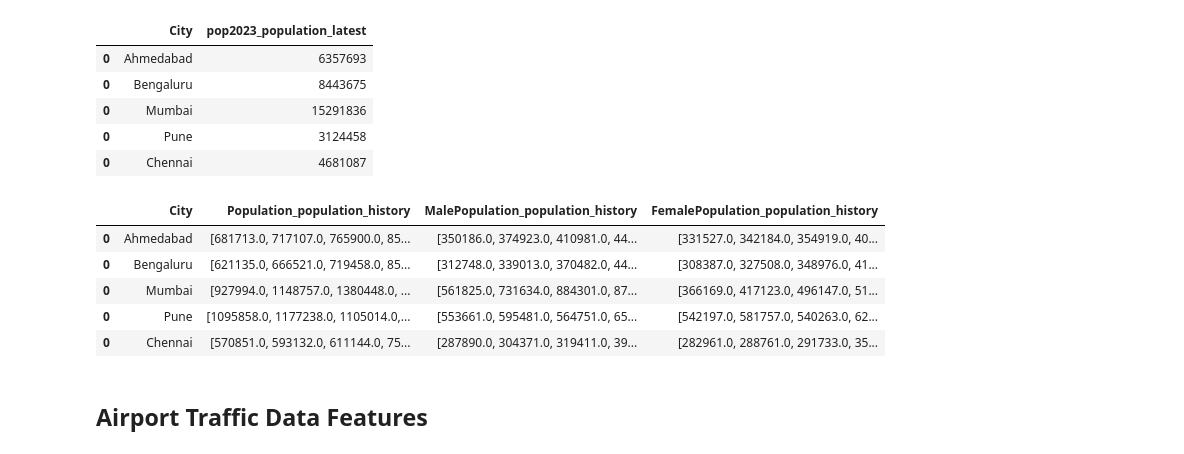
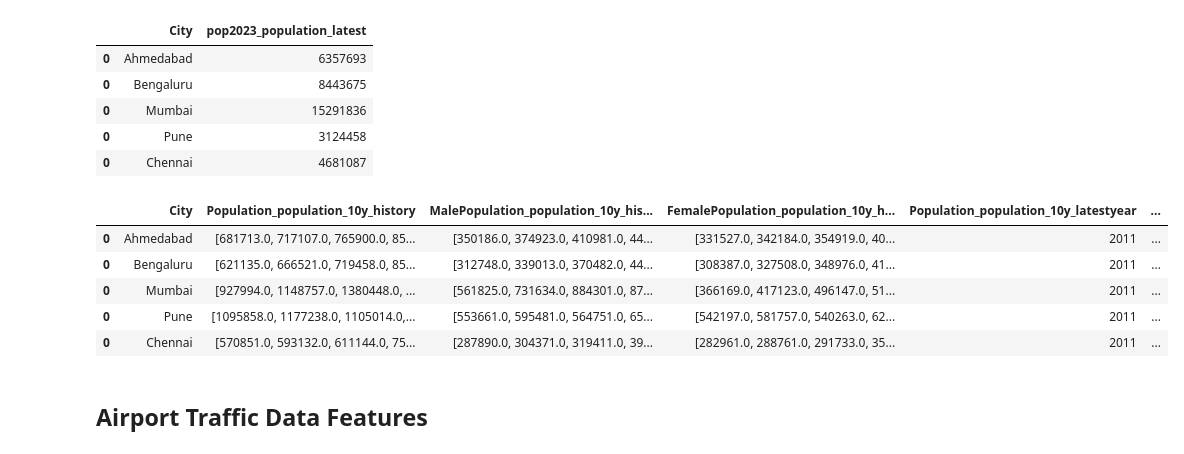
Before and after one commit to SakshatRao/R2_Data_Labs_Hackathon, a Jupyter notebook: CitySelection.ipynb, the cells around one changed output. Saved outputs shown, nothing was run; the diff lists cells and outputs as text; code cells hidden in the pictures.

```diff
--- a/CitySelection.ipynb
+++ b/CitySelection.ipynb
@@ -458,39 +442,42 @@ def get_population_history_data(cities):
                     if((str(int(year)) not in district_data) & (str(int(year)) in next_district_data)):
                         district_data[str(int(year))] = next_district_data[str(int(year))]
                     elif((str(int(year)) in district_data) & (str(int(year)) in next_district_data)):
                         for pop_type_idx in range(3):
                             district_data[str(int(year))][pop_type_idx] = district_data[str(int(year))][pop_type_idx] + next_district_data[str(int(year))][pop_type_idx]
         else:
             district_data = population_history_data[district]['history']
         for year_idx, year in enumerate(np.arange(1901, 2012, 10)):
             if(str(int(year)) in district_data):
                 for pop_type_idx in range(3):
                     if((type(district_data[str(int(year))][pop_type_idx]) == str)):
                         if((district_data[str(int(year))][pop_type_idx].strip().startswith('N')) | (district_data[str(int(year))][pop_type_idx].strip().startswith('-'))):
                             district_population_history_data[pop_type_idx, year_idx] = np.nan
                         else:
                             print("ALERT!")
                             print(district_data[str(int(year))][pop_type_idx])
                     else:
                         district_population_history_data[pop_type_idx, year_idx] = district_data[str(int(year))][pop_type_idx]
             else:
                 district_population_history_data[:, year_idx] = [np.nan] * 3
-        district_population_history_data = pd.DataFrame([[list(x) for x in district_population_history_data]], columns = ['Population_population_history', 'MalePopulation_population_history', 'FemalePopulation_population_history'])
+        district_population_history_data = pd.DataFrame([[list(x) for x in district_population_history_data]], columns = ['Population_population_10y_history', 'MalePopulation_population_10y_history', 'FemalePopulation_population_10y_history'])
         district_population_history_data['City'] = pd.Series([city])
         pop_history_data = pd.concat([pop_history_data, district_population_history_data], axis = 0)
     pop_history_data = pop_history_data[[*pop_history_data.columns[-1:]] + [*pop_history_data.columns[:-1]]]
+    pop_history_data['Population_population_10y_latestyear'] = pd.Series([2011] * pop_history_data.shape[0])
+    pop_history_data['MalePopulation_population_10y_latestyear'] = pd.Series([2011] * pop_history_data.shape[0])
+    pop_history_data['FemalePopulation_population_10y_latestyear'] = pd.Series([2011] * pop_history_data.shape[0])
     return pop_history_data
 
 pop_history_data = get_population_history_data(tier_1_2_cities)
 # print(pd.isnull(pop_history_data).sum())
 # print(pop_history_data.info())
 pop_history_data.head()
 # %% [output]
-|  | City | Population_population_history | MalePopulation_population_history | FemalePopulation_population_history |
-| 0 | Ahmedabad | [681713.0, 717107.0, 765900.0, 85... | [350186.0, 374923.0, 410981.0, 44... | [331527.0, 342184.0, 354919.0, 40... |
-| 0 | Bengaluru | [621135.0, 666521.0, 719458.0, 85... | [312748.0, 339013.0, 370482.0, 44... | [308387.0, 327508.0, 348976.0, 41... |
-| 0 | Mumbai | [927994.0, 1148757.0, 1380448.0, ... | [561825.0, 731634.0, 884301.0, 87... | [366169.0, 417123.0, 496147.0, 51... |
-| 0 | Pune | [1095858.0, 1177238.0, 1105014.0,... | [553661.0, 595481.0, 564751.0, 65... | [542197.0, 581757.0, 540263.0, 62... |
-| 0 | Chennai | [570851.0, 593132.0, 611144.0, 75... | [287890.0, 304371.0, 319411.0, 39... | [282961.0, 288761.0, 291733.0, 35... |
+|  | City | Population_population_10y_history | MalePopulation_population_10y_his... | FemalePopulation_population_10y_h... | Population_population_10y_latestyear | ... |
+| 0 | Ahmedabad | [681713.0, 717107.0, 765900.0, 85... | [350186.0, 374923.0, 410981.0, 44... | [331527.0, 342184.0, 354919.0, 40... | 2011 | ... |
+| 0 | Bengaluru | [621135.0, 666521.0, 719458.0, 85... | [312748.0, 339013.0, 370482.0, 44... | [308387.0, 327508.0, 348976.0, 41... | 2011 | ... |
+| 0 | Mumbai | [927994.0, 1148757.0, 1380448.0, ... | [561825.0, 731634.0, 884301.0, 87... | [366169.0, 417123.0, 496147.0, 51... | 2011 | ... |
+| 0 | Pune | [1095858.0, 1177238.0, 1105014.0,... | [553661.0, 595481.0, 564751.0, 65... | [542197.0, 581757.0, 540263.0, 62... | 2011 | ... |
+| 0 | Chennai | [570851.0, 593132.0, 611144.0, 75... | [287890.0, 304371.0, 319411.0, 39... | [282961.0, 288761.0, 291733.0, 35... | 2011 | ... |
 # %% [markdown]
 ## Airport Traffic Data Features
```
Also changed, not shown: parts of 43 cells of this notebook, 8 other files.
